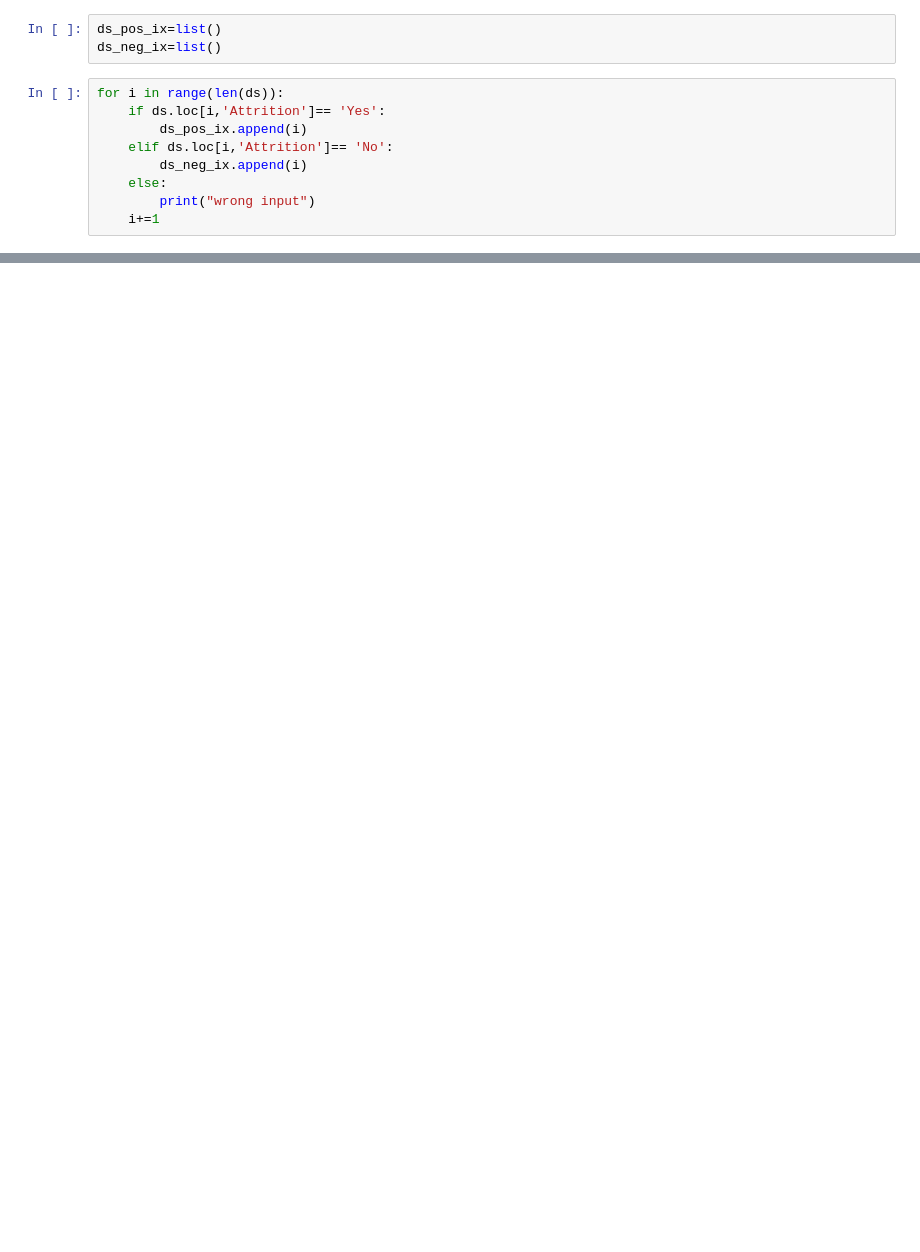
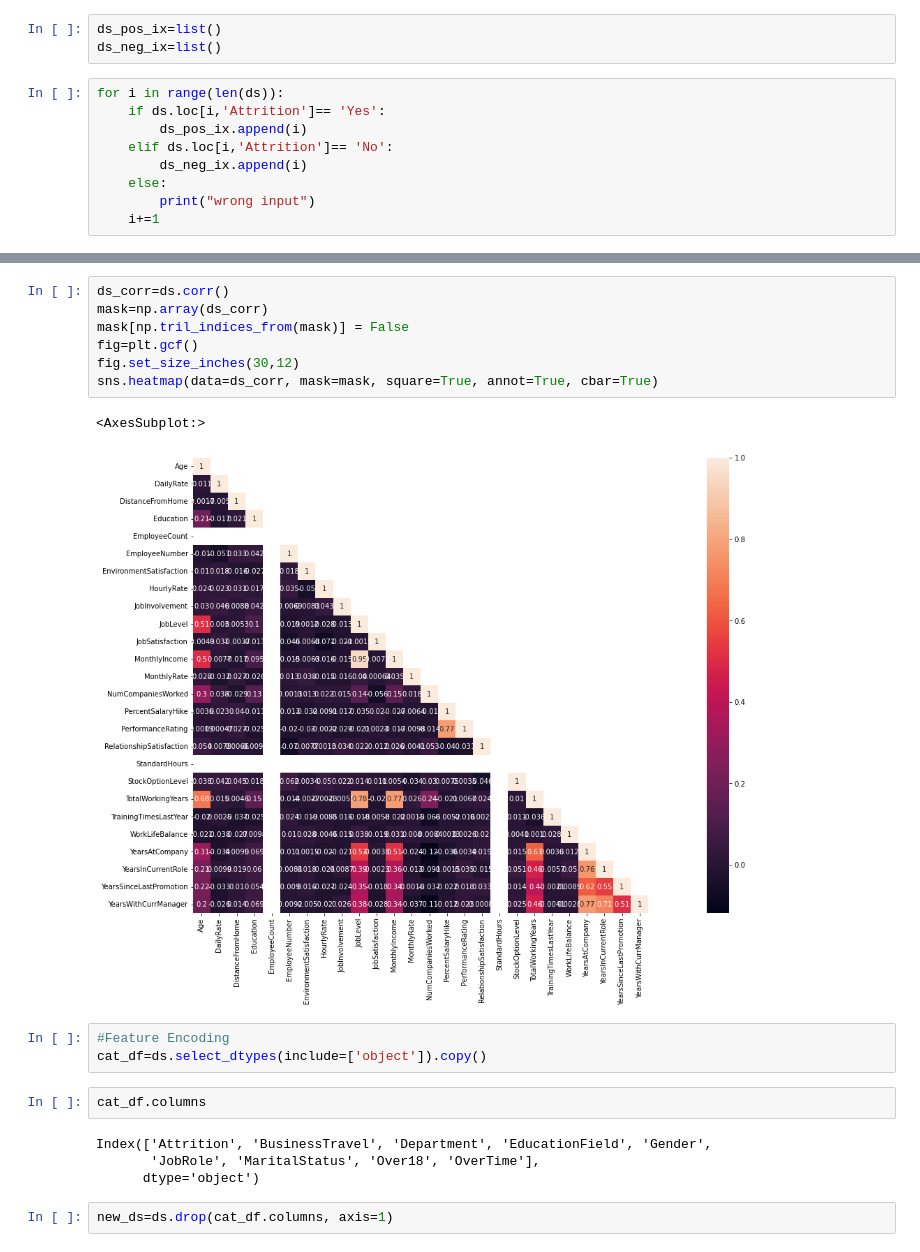
Before and after one commit to ecemdenizb/IBM-HR-analytics-employee-attrition, a Jupyter notebook: hw1-v1.ipynb, the cells around one changed output, grey strips where cells are left out. Cells and saved outputs as stored; diff of their text form; blank space fills up the shorter version.

```diff
--- a/hw1-v1.ipynb
+++ b/hw1-v1.ipynb
@@ -138,0 +178,21 @@ sns.histplot(data=ds.loc[ds_neg_ix,'BusinessTravel'],kde=True)
+# %%
+ds_corr=ds.corr()
+mask=np.array(ds_corr)
+mask[np.tril_indices_from(mask)] = False
+fig=plt.gcf()
+fig.set_size_inches(30,12)
+sns.heatmap(data=ds_corr, mask=mask, square=True, annot=True, cbar=True)
+# %% [output]
+<AxesSubplot:>
+[figure, added]
+# %%
+#Feature Encoding
+cat_df=ds.select_dtypes(include=['object']).copy()
+# %%
+cat_df.columns
+# %% [output]
+Index(['Attrition', 'BusinessTravel', 'Department', 'EducationField', 'Gender',
+       'JobRole', 'MaritalStatus', 'Over18', 'OverTime'],
+      dtype='object')
+# %%
+new_ds=ds.drop(cat_df.columns, axis=1)
```
Also changed, not shown: parts of 19 cells of this notebook.
